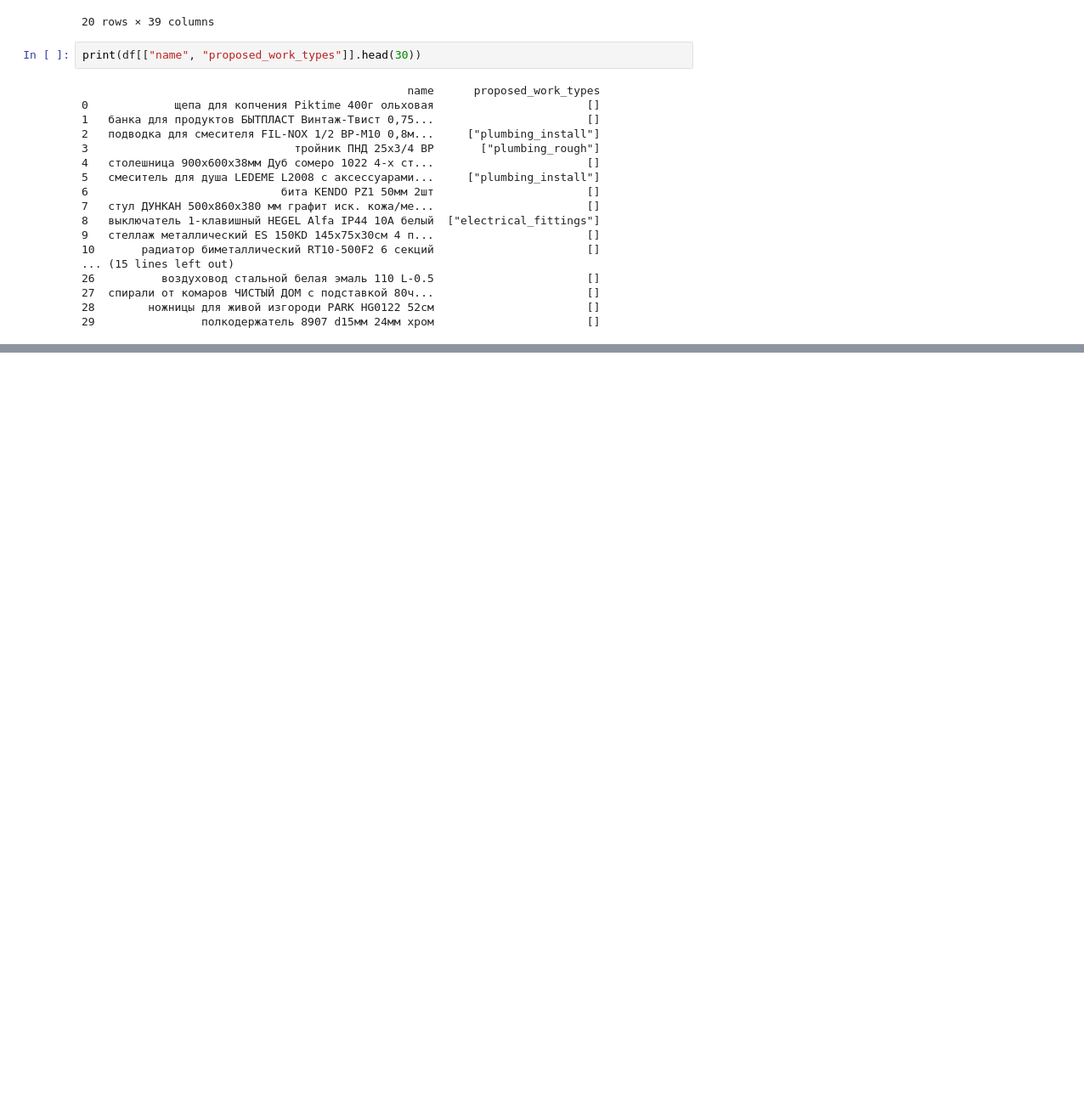
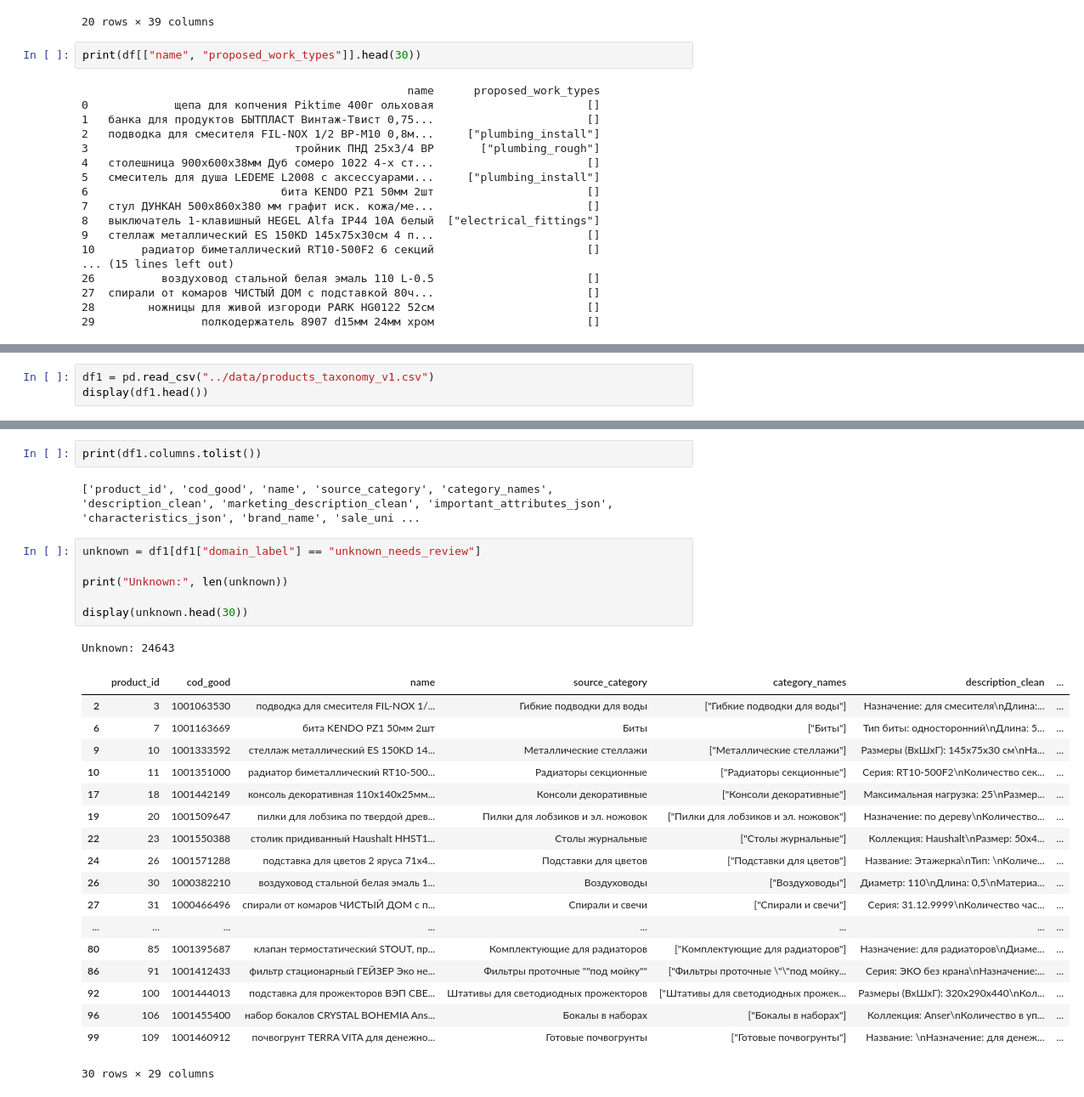
Before and after one commit to arina-babinskaya/IYM, a Jupyter notebook: ml_workspace/scripts/for_myy_tests.ipynb, the cells around one changed output, grey strips where cells are left out. Shown at 85% size. Drawn from its saved outputs; the diff is of its cells as text; blank space fills up the shorter version.

Commit message:
prepare taxonomy v2 ML training pipeline

```diff
--- a/ml_workspace/scripts/for_myy_tests.ipynb
+++ b/ml_workspace/scripts/for_myy_tests.ipynb
@@ -86,0 +107,3 @@ print(df[["name", "proposed_work_types"]].head(30))
+# %%
+df1 = pd.read_csv("../data/products_taxonomy_v1.csv")
+display(df1.head())
@@ -86,0 +118,30 @@ print(df[["name", "proposed_work_types"]].head(30))
+# %%
+print(df1.columns.tolist())
+# %% [output]
+['product_id', 'cod_good', 'name', 'source_category', 'category_names', 'description_clean', 'marketing_description_clean', 'important_attributes_json', 'characteristics_json', 'brand_name', 'sale_uni ...
+# %%
+unknown = df1[df1["domain_label"] == "unknown_needs_review"]
+
+print("Unknown:", len(unknown))
+
+display(unknown.head(30))
+# %% [output]
+Unknown: 24643
+|  | product_id | cod_good | name | source_category | category_names | description_clean | ... |
+| 2 | 3 | 1001063530 | подводка для смесителя FIL-NOX 1/... | Гибкие подводки для воды | ["Гибкие подводки для воды"] | Назначение: для смесителя\nДлина:... | ... |
+| 6 | 7 | 1001163669 | бита KENDO PZ1 50мм 2шт | Биты | ["Биты"] | Тип биты: односторонний\nДлина: 5... | ... |
+| 9 | 10 | 1001333592 | стеллаж металлический ES 150KD 14... | Металлические стеллажи | ["Металлические стеллажи"] | Размеры (ВхШхГ): 145х75x30 см\nНа... | ... |
+| 10 | 11 | 1001351000 | радиатор биметаллический RT10-500... | Радиаторы секционные | ["Радиаторы секционные"] | Серия: RT10-500F2\nКоличество сек... | ... |
+| 17 | 18 | 1001442149 | консоль декоративная 110х140х25мм... | Консоли декоративные | ["Консоли декоративные"] | Максимальная нагрузка: 25\nРазмер... | ... |
+| 19 | 20 | 1001509647 | пилки для лобзика по твердой древ... | Пилки для лобзиков и эл. ножовок | ["Пилки для лобзиков и эл. ножовок"] | Назначение: по дереву\nКоличество... | ... |
+| 22 | 23 | 1001550388 | столик придиванный Haushalt HHST1... | Столы журнальные | ["Столы журнальные"] | Коллекция: Haushalt\nРазмер: 50х4... | ... |
+| 24 | 26 | 1001571288 | подставка для цветов 2 яруса 71х4... | Подставки для цветов | ["Подставки для цветов"] | Название: Этажерка\nТип: \nКоличе... | ... |
+| 26 | 30 | 1000382210 | воздуховод стальной белая эмаль 1... | Воздуховоды | ["Воздуховоды"] | Диаметр: 110\nДлина: 0,5\nМатериа... | ... |
+| 27 | 31 | 1000466496 | спирали от комаров ЧИСТЫЙ ДОМ с п... | Спирали и свечи | ["Спирали и свечи"] | Серия: 31.12.9999\nКоличество час... | ... |
+| ... | ... | ... | ... | ... | ... | ... | ... |
+| 80 | 85 | 1001395687 | клапан термостатический STOUT, пр... | Комплектующие для радиаторов | ["Комплектующие для радиаторов"] | Назначение: для радиаторов\nДиаме... | ... |
+| 86 | 91 | 1001412433 | фильтр стационарный ГЕЙЗЕР Эко не... | Фильтры проточные ""под мойку"" | ["Фильтры проточные \"\"под мойку... | Серия: ЭКО без крана\nНазначение:... | ... |
+| 92 | 100 | 1001444013 | подставка для прожекторов ВЭП СВЕ... | Штативы для светодиодных прожекторов | ["Штативы для светодиодных прожек... | Размеры (ВхШхГ): 320х290х440\nКол... | ... |
+| 96 | 106 | 1001455400 | набор бокалов CRYSTAL BOHEMIA Ans... | Бокалы в наборах | ["Бокалы в наборах"] | Коллекция: Anser\nКоличество в уп... | ... |
+| 99 | 109 | 1001460912 | почвогрунт TERRA VITA для денежно... | Готовые почвогрунты | ["Готовые почвогрунты"] | Название: \nНазначение: для денеж... | ... |
+30 rows × 29 columns
```
Also changed, not shown: parts of 3 cells of this notebook, 47 other files.
